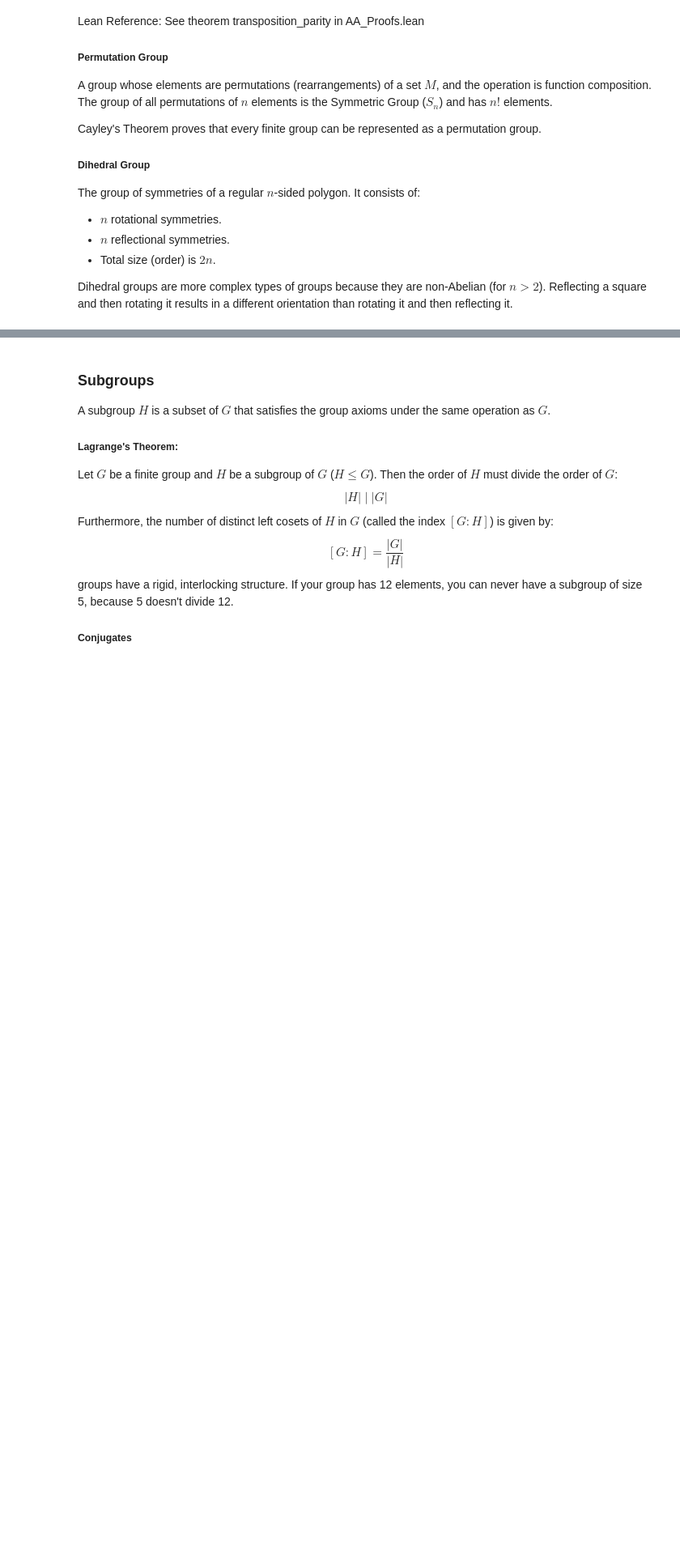
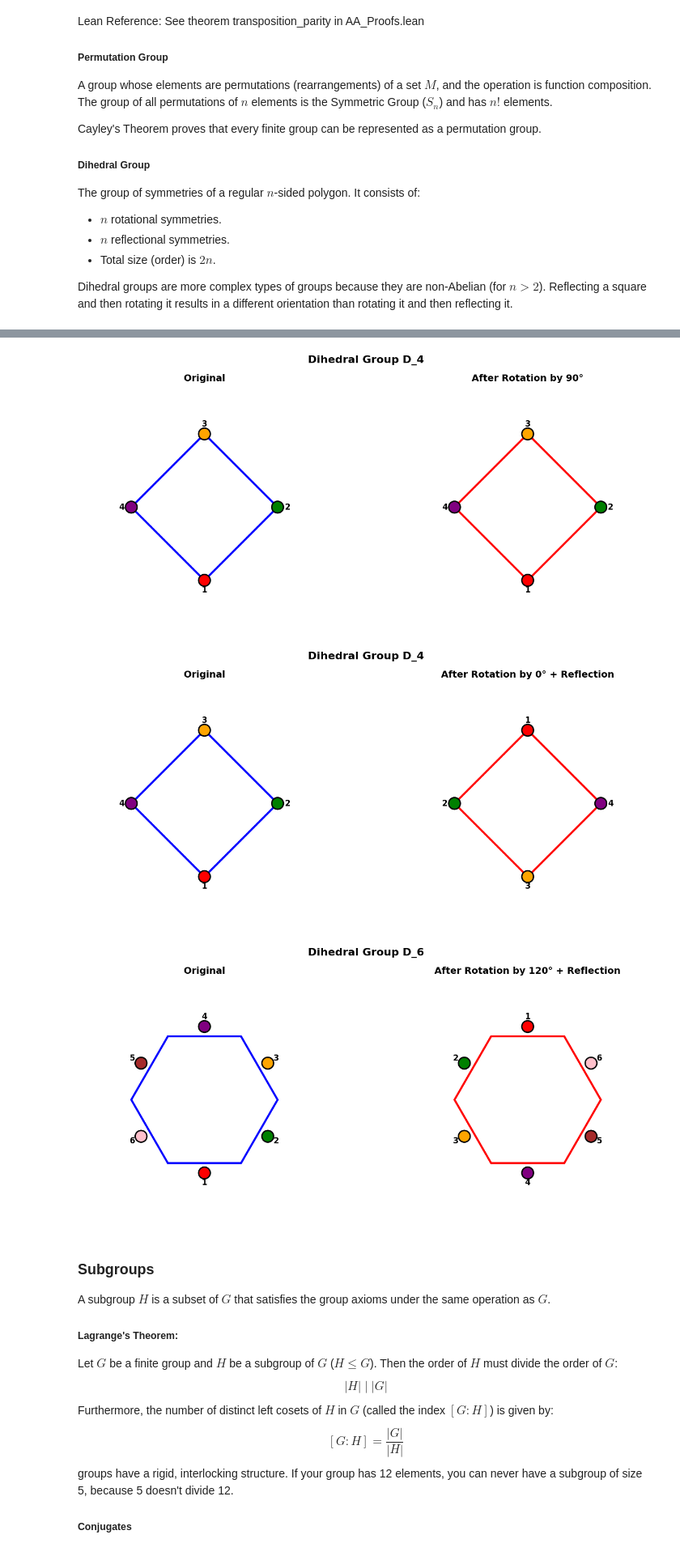
Before and after one commit to mussahassen/Abstract-Algebra, a Jupyter notebook: Modules/AA_Groups.ipynb, the cells around one changed output, grey strips where cells are left out. Shown at 81% size. Cells and saved outputs as stored; diff of their text form; code cells hidden in the pictures; blank space fills up the shorter version.

```diff
--- a/Modules/AA_Groups.ipynb
+++ b/Modules/AA_Groups.ipynb
@@ -75,3 +256,80 @@ Dihedral groups are more complex types of groups because they are non-Abelian (f
+# %%
+def visualize_dihedral_group(n=4, rotation=0, reflect=False):
+    fig, (ax1, ax2) = plt.subplots(1, 2, figsize=(14, 6))
+
+    angles = np.linspace(0, 2*np.pi, n, endpoint=False) - np.pi/2
+    x_orig = np.cos(angles)
+    y_orig = np.sin(angles)
+
+    poly1 = RegularPolygon((0, 0), n, radius=1.5, orientation=np.pi/2,
+                           fill=False, edgecolor='blue', linewidth=3)
+    ax1.add_patch(poly1)
+
+    colors = ['red', 'green', 'orange', 'purple', 'brown', 'pink', 'gray', 'cyan']
+    for i in range(n):
+        circle = Circle((x_orig[i]*1.5, y_orig[i]*1.5), 0.12,
+                       color=colors[i % len(colors)], ec='black', linewidth=2)
+        ax1.add_patch(circle)
+        ax1.text(x_orig[i]*1.7, y_orig[i]*1.7, str(i+1),
+                ha='center', va='center', fontsize=12, weight='bold')
+
+    ax1.set_xlim(-2.5, 2.5)
+    ax1.set_ylim(-2.5, 2.5)
+    ax1.set_aspect('equal')
+    ax1.axis('off')
+    ax1.set_title('Original', fontsize=14, weight='bold')
+
+    angles_new = angles - (rotation * 2 * np.pi / n)
+    x_new = np.cos(angles_new)
+    y_new = np.sin(angles_new)
+
+    if reflect:
+        y_new = -y_new
+
+    poly2 = RegularPolygon((0, 0), n, radius=1.5,
+                           orientation=np.pi/2 - (rotation * 2 * np.pi / n),
+                           fill=False, edgecolor='red', linewidth=3)
+    ax2.add_patch(poly2)
+
+    vertex_map = list(range(n))
+    vertex_map = [(i - rotation) % n for i in vertex_map]
+    if reflect:
+        vertex_map = [(-i) % n for i in vertex_map]
+
+    for i in range(n):
+        circle = Circle((x_new[i]*1.5, y_new[i]*1.5), 0.12,
+                       color=colors[vertex_map[i] % len(colors)],
+                       ec='black', linewidth=2)
+        ax2.add_patch(circle)
+        ax2.text(x_new[i]*1.7, y_new[i]*1.7, str(vertex_map[i]+1),
+                ha='center', va='center', fontsize=12, weight='bold')
+
+    ax2.set_xlim(-2.5, 2.5)
+    ax2.set_ylim(-2.5, 2.5)
+    ax2.set_aspect('equal')
+    ax2.axis('off')
+
+    transform_str = f"Rotation by {rotation * 360 // n}°"
+    if reflect:
+        transform_str += " + Reflection"
+    ax2.set_title(f'After {transform_str}', fontsize=14, weight='bold')
+
+    plt.suptitle(f'Dihedral Group D_{n}', fontsize=16, weight='bold')
+    plt.tight_layout()
+    return fig
+
+fig8 = visualize_dihedral_group(4, rotation=1, reflect=False)
+plt.show()
+
+fig9 = visualize_dihedral_group(4, rotation=0, reflect=True)
+plt.show()
+
+fig10 = visualize_dihedral_group(6, rotation=2, reflect=True)
+plt.show()
+# %% [output]
+[figure, added]
+[figure, added]
+[figure, added]
 # %% [markdown]
 ### Subgroups
 A subgroup $H$ is a subset of $G$ that satisfies the group axioms under the same operation as $G$.
```
Also changed, not shown: parts of 16 cells of this notebook, 17 other files.
